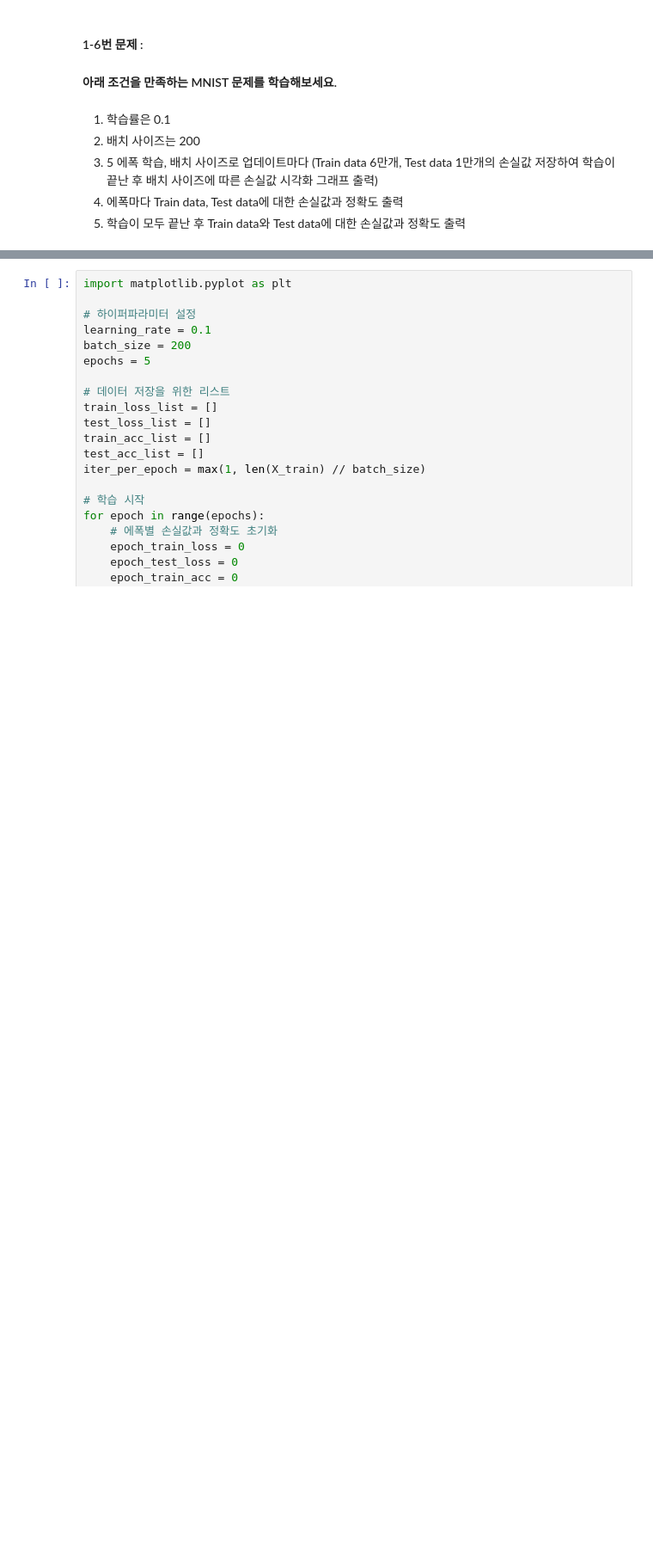
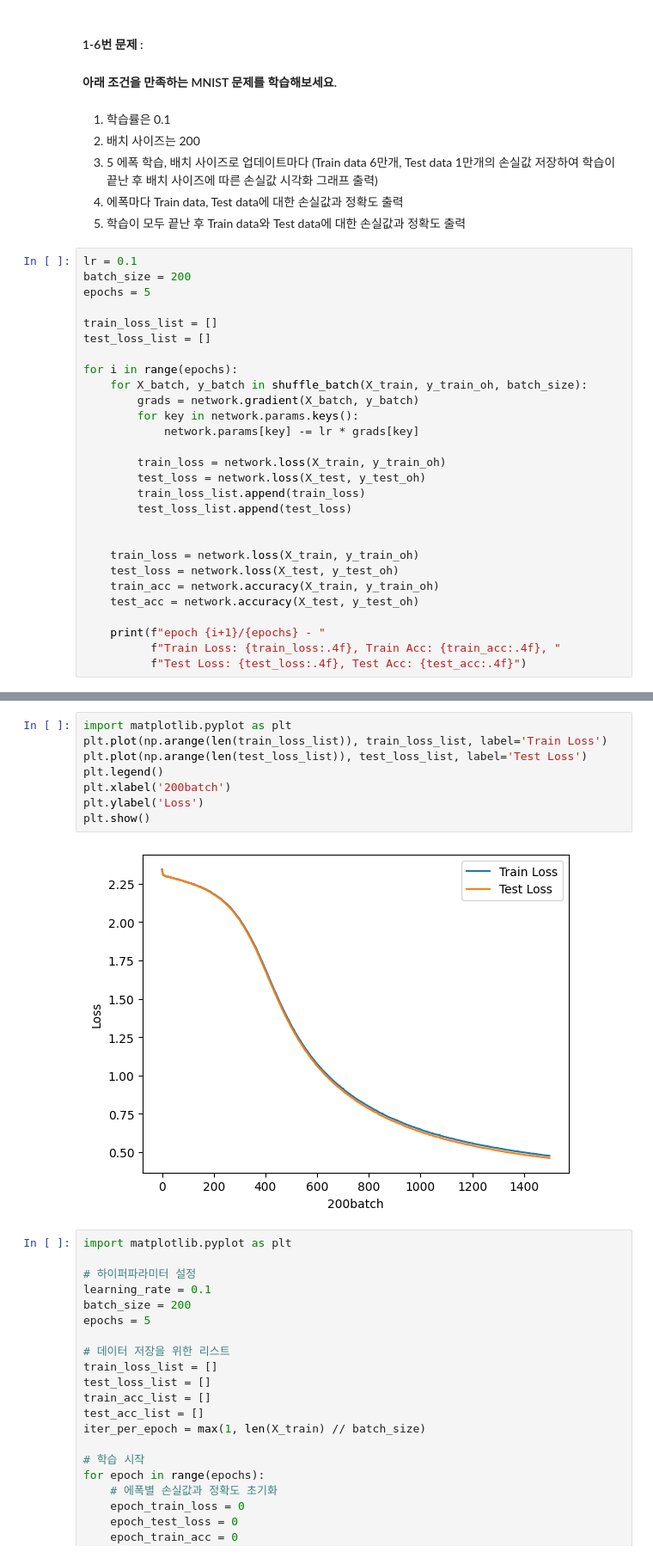
Before and after one commit to brighteen/Deep-Learning, a Jupyter notebook: 날코딩/11-02.신경망을 사용한 MNIST 문제.ipynb, the cells around one changed output, grey strips where cells are left out. Shown at 86% size. Saved outputs shown, nothing was run; the diff lists cells and outputs as text; blank space fills up the shorter version.

```diff
--- a/날코딩/11-02.신경망을 사용한 MNIST 문제.ipynb
+++ b/날코딩/11-02.신경망을 사용한 MNIST 문제.ipynb
@@ -325,3 +350,31 @@ print(f"배치사이즈: {X_batch.shape, y_batch.shape}")
 3. 5 에폭 학습, 배치 사이즈로 업데이트마다 (Train data 6만개, Test data 1만개의 손실값 저장하여 학습이 끝난 후 배치 사이즈에 따른 손실값 시각화 그래프 출력)
 4. 에폭마다 Train data, Test data에 대한 손실값과 정확도 출력
 5. 학습이 모두 끝난 후 Train data와 Test data에 대한 손실값과 정확도 출력
+# %%
+lr = 0.1
+batch_size = 200
+epochs = 5
+
+train_loss_list = []
+test_loss_list = []
+
+for i in range(epochs):
+    for X_batch, y_batch in shuffle_batch(X_train, y_train_oh, batch_size):
+        grads = network.gradient(X_batch, y_batch)
+        for key in network.params.keys():
+            network.params[key] -= lr * grads[key]
+
+        train_loss = network.loss(X_train, y_train_oh)
+        test_loss = network.loss(X_test, y_test_oh)
+        train_loss_list.append(train_loss)
+        test_loss_list.append(test_loss)
+
+
+    train_loss = network.loss(X_train, y_train_oh)
+    test_loss = network.loss(X_test, y_test_oh)
+    train_acc = network.accuracy(X_train, y_train_oh)
+    test_acc = network.accuracy(X_test, y_test_oh)
+
+    print(f"epoch {i+1}/{epochs} - "
+          f"Train Loss: {train_loss:.4f}, Train Acc: {train_acc:.4f}, "
+          f"Test Loss: {test_loss:.4f}, Test Acc: {test_acc:.4f}")
@@ -328,3 +387,13 @@ print(f"배치사이즈: {X_batch.shape, y_batch.shape}")
+# %%
+import matplotlib.pyplot as plt
+plt.plot(np.arange(len(train_loss_list)), train_loss_list, label='Train Loss')
+plt.plot(np.arange(len(test_loss_list)), test_loss_list, label='Test Loss')
+plt.legend()
+plt.xlabel('200batch')
+plt.ylabel('Loss')
+plt.show()
+# %% [output]
+[figure, added]
 # %%
 import matplotlib.pyplot as plt
 
```
Also changed, not shown: parts of 6 cells of this notebook, 1 other file.
